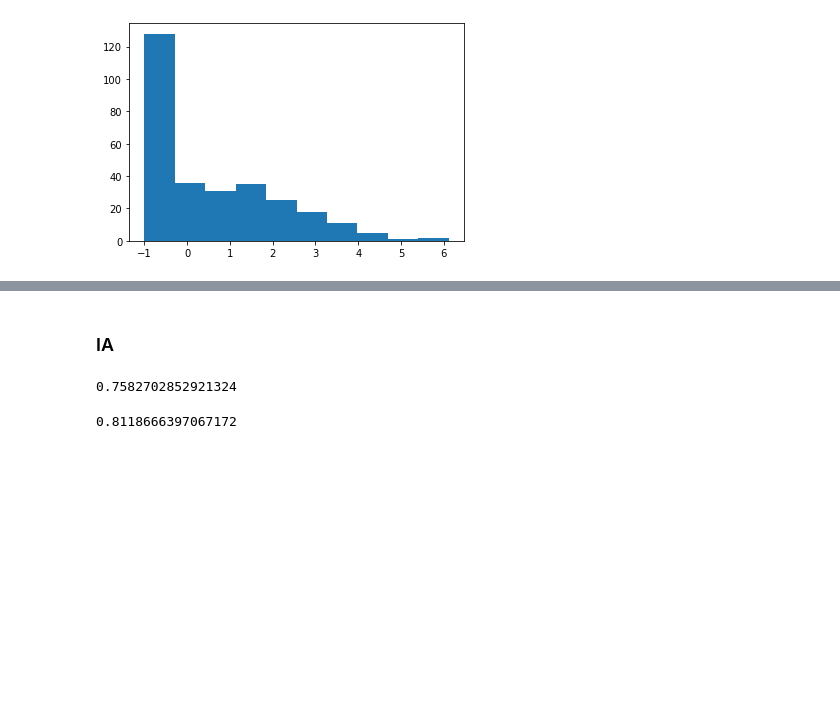
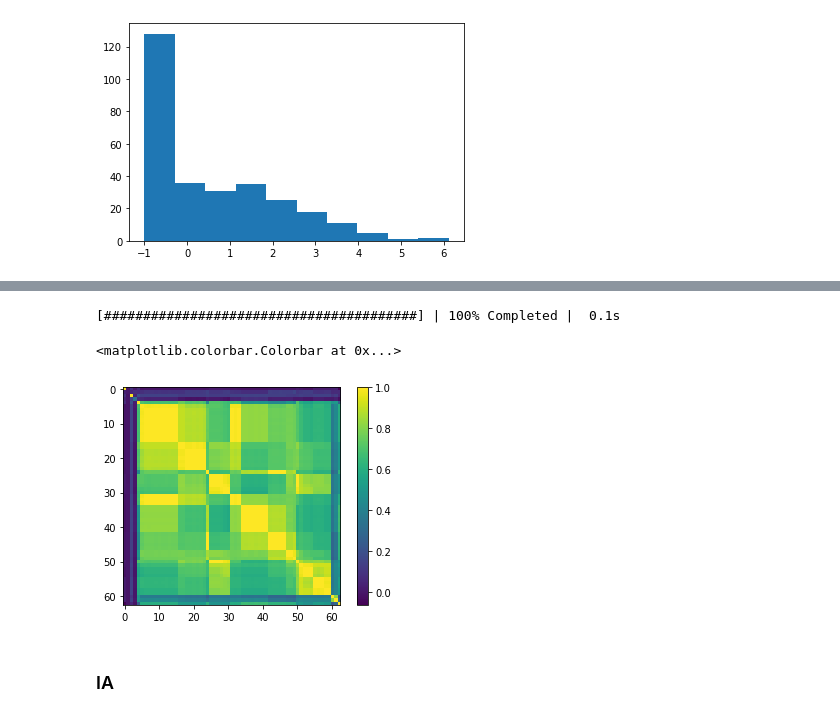
Before and after one commit to KatharinaGruber/windpower_GWA, a Jupyter notebook: USA/correlations_reanalysis_grid_points.ipynb, the cells around one changed output, grey strips where cells are left out. Saved outputs shown, nothing was run; the diff lists cells and outputs as text; code cells hidden in the pictures; blank space fills up the shorter version.

```diff
--- a/USA/correlations_reanalysis_grid_points.ipynb
+++ b/USA/correlations_reanalysis_grid_points.ipynb
@@ -258,3 +290,10 @@ c_BPA_era
+# %%
+plt.imshow(c_mer_2017_BPA)
+plt.colorbar()
+# %% [output]
+[########################################] | 100% Completed |  0.1s
+<matplotlib.colorbar.Colorbar at 0x...>
+[figure, added]
 # %% [markdown]
 ### IA
 # %%
@@ -274,9 +313 @@ c_IA_era_gwa = np.array([list(c_era[wt_era_gwa_IA.cor_id.unique()[i],
-# %%
-c_IA_mer.mean()
-# %% [output]
-0.7582702852921324
-# %%
-c_IA_era.mean()
-# %% [output]
-0.8118666397067172
 # %% [markdown]
```
Also changed, not shown: parts of 86 cells of this notebook.
